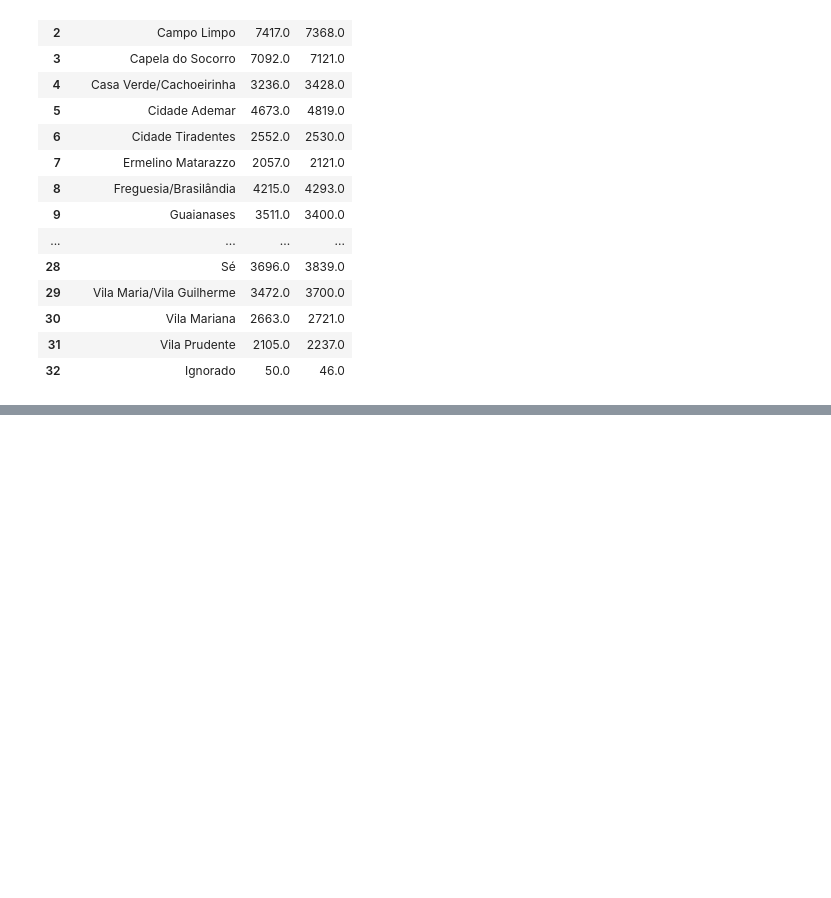
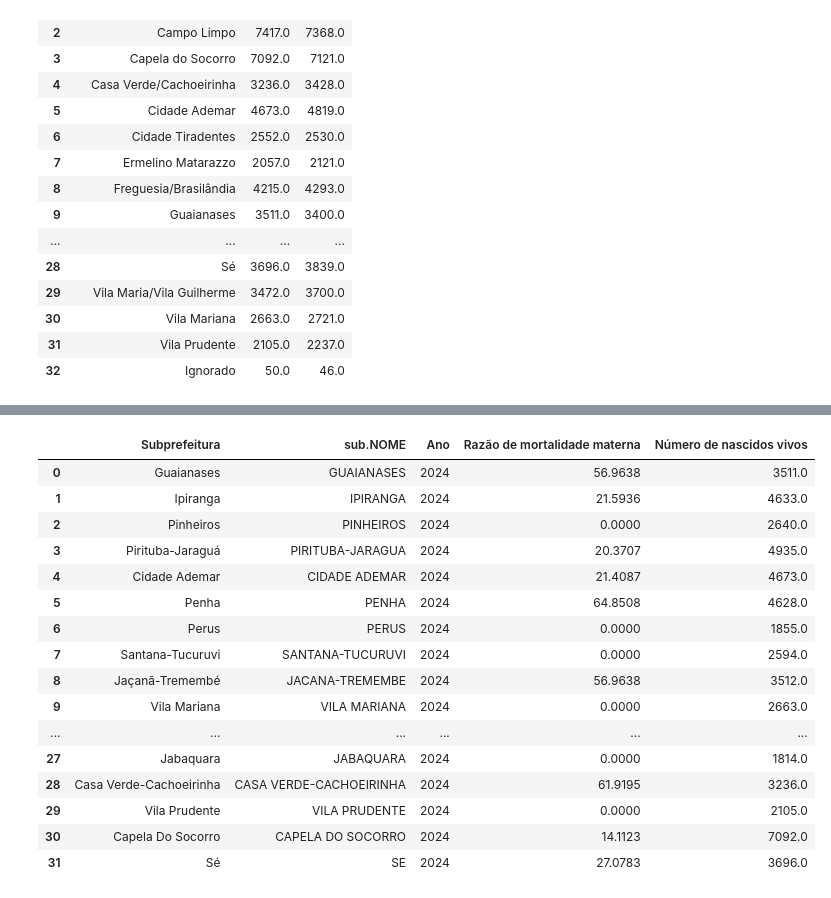
Before and after one commit to ObservatorioPoliticasTCM/datasp-dados, a Jupyter notebook: rendered_notebooks/saude/01 mortalidade materna e infantil.ipynb, the cells around one changed output, grey strips where cells are left out. Drawn from its saved outputs; the diff is of its cells as text; code cells hidden in the pictures; blank space fills up the shorter version.

```diff
--- a/rendered_notebooks/saude/01 mortalidade materna e infantil.ipynb
+++ b/rendered_notebooks/saude/01 mortalidade materna e infantil.ipynb
@@ -239,0 +627,3 @@ df_nv
+# %%
+df_nv.loc[:, 'sub.NOME'] = df_nv.loc[:, 'SubPrefeitura residência'].map(map_nv)
+df_nv
@@ -239,0 +723,26 @@ df_nv
+# %%
+df_materna = df_materna_24.merge(
+    df_nv[['sub.NOME', 'Ano', 'Número de nascidos vivos']],
+    how='left',
+    left_on=['sub.NOME', 'Ano'],
+    right_on=['sub.NOME', 'Ano']
+)
+df_materna
+# %% [output]
+|  | Subprefeitura | sub.NOME | Ano | Razão de mortalidade materna | Número de nascidos vivos |
+| 0 | Guaianases | GUAIANASES | 2024 | 56.9638 | 3511.0 |
+| 1 | Ipiranga | IPIRANGA | 2024 | 21.5936 | 4633.0 |
+| 2 | Pinheiros | PINHEIROS | 2024 | 0.0000 | 2640.0 |
+| 3 | Pirituba-Jaraguá | PIRITUBA-JARAGUA | 2024 | 20.3707 | 4935.0 |
+| 4 | Cidade Ademar | CIDADE ADEMAR | 2024 | 21.4087 | 4673.0 |
+| 5 | Penha | PENHA | 2024 | 64.8508 | 4628.0 |
+| 6 | Perus | PERUS | 2024 | 0.0000 | 1855.0 |
+| 7 | Santana-Tucuruvi | SANTANA-TUCURUVI | 2024 | 0.0000 | 2594.0 |
+| 8 | Jaçanã-Tremembé | JACANA-TREMEMBE | 2024 | 56.9638 | 3512.0 |
+| 9 | Vila Mariana | VILA MARIANA | 2024 | 0.0000 | 2663.0 |
+| ... | ... | ... | ... | ... | ... |
+| 27 | Jabaquara | JABAQUARA | 2024 | 0.0000 | 1814.0 |
+| 28 | Casa Verde-Cachoeirinha | CASA VERDE-CACHOEIRINHA | 2024 | 61.9195 | 3236.0 |
+| 29 | Vila Prudente | VILA PRUDENTE | 2024 | 0.0000 | 2105.0 |
+| 30 | Capela Do Socorro | CAPELA DO SOCORRO | 2024 | 14.1123 | 7092.0 |
+| 31 | Sé | SE | 2024 | 27.0783 | 3696.0 |
```
Also changed, not shown: parts of 39 cells of this notebook.
